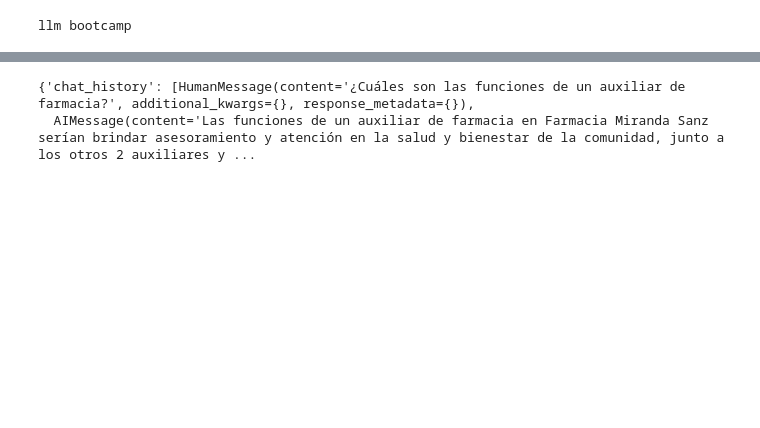
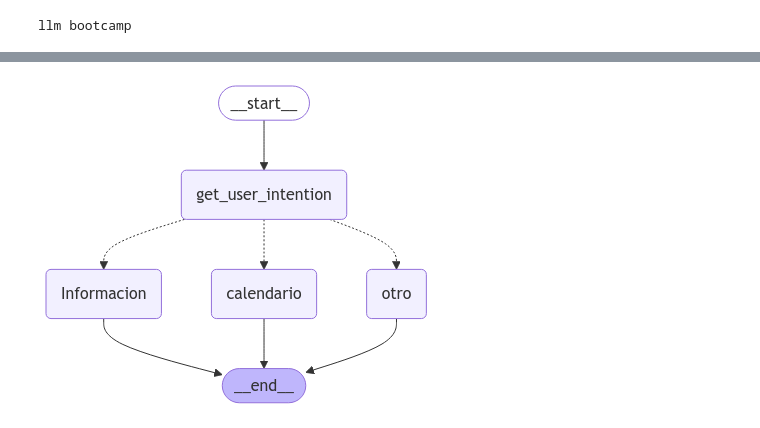
Before and after one commit to Jaraiz91/Llm_apps_bootcamp, a Jupyter notebook: RAG/rag_pharma/pharma.ipynb, the cells around one changed output, grey strips where cells are left out. Drawn from its saved outputs; the diff is of its cells as text; code cells hidden in the pictures; blank space fills up the shorter version.

```diff
--- a/RAG/rag_pharma/pharma.ipynb
+++ b/RAG/rag_pharma/pharma.ipynb
@@ -122,6 +29,63 @@ memory.save_context(inputs=inputs, outputs=outputs)
-# %%
-chat_history = memory.load_memory_variables({})
-chat_history
-# %% [output]
-{'chat_history': [HumanMessage(content='¿Cuáles son las funciones de un auxiliar de farmacia?', additional_kwargs={}, response_metadata={}),
-  AIMessage(content='Las funciones de un auxiliar de farmacia en Farmacia Miranda Sanz serían brindar asesoramiento y atención en la salud y bienestar de la comunidad, junto a los otros 2 auxiliares y ...
+# %%
+from pydantic import BaseModel, Field
+from IPython.display import Image, display
+from langgraph.graph import StateGraph, START, END, MessagesState
+from langchain_core.messages import SystemMessage, HumanMessage, AIMessage
+from langgraph.checkpoint.memory import MemorySaver
+
+llm = ChatOpenAI(model="gpt-3.5-turbo")
+
+class ChatBotState(MessagesState):
+    Intention : str
+
+class Intention(BaseModel):
+    intention : Literal["Informacion", "calendario", "otro"] = Field(description="La intención que se saca del mensaje que da el usuario humano. Se tiene que clasificar entre información o calendario")
+
+INTENTION_MESSAGE = "Eres un asistente en de una farmacia y tu objetivo es ayudar a los clientes a despejar sus dudas. Entre tus funciones está resolver dudas relacionadas con el tema, así como gestionar citas para una reunión en persona con uno de nuestros farmaceúticos. Para poder ayudar mejor, tu tarea va a ser clasificar la intención del usuario entre las \
+siguientes opciones : \
+   1. Información -> en caso de que necesite saber u obtener consejo sobre la farmacia. Por ejemplo: el usuario quiere saber que dias hacemos guardias \
+   2. Calendario: El usuario quiere agendar una cita \
+   3. Otro: Esta hablando sobre un tema que no está relacionada con la farmacia."
+
+
+
+def get_user_intention(state: ChatBotState):
+    llm_with_structured_output = llm.with_structured_output(Intention)
+    response = llm_with_structured_output.invoke([AIMessage(INTENTION_MESSAGE)] + state['messages'])
+    return {'messages':AIMessage(response.intention),'intention': response.intention}
+
+def router(state: ChatBotState):
+    intent = state['intention']
+    return intent
+
+def node_info(state:ChatBotState):
+    print('----INFO----')
+    return {'messages': AIMessage('Aquí')}
+
+def node_calendario(state:ChatBotState):
+    print('----CALENDARIO-----')
+    return
+
+def node_otro(state:ChatBotState):
+    print('----OTRO-----')
+    return
+
+builder = StateGraph(ChatBotState)
+builder.add_node('get_user_intention', get_user_intention)
+builder.add_node('Informacion', node_info)
+builder.add_node('calendario', node_calendario)
+builder.add_node('otro', node_otro)
+
+builder.add_edge(START, 'get_user_intention')
+builder.add_conditional_edges('get_user_intention', router, ['Informacion', 'calendario', 'otro'])
+builder.add_edge('Informacion', END)
+builder.add_edge('calendario', END)
+builder.add_edge('otro', END)
+
+memory = MemorySaver()
+
+graph = builder.compile(checkpointer=memory)
+
+display(Image(graph.get_graph().draw_mermaid_png()))
+# %% [output]
+[figure, added]
```
Also changed, not shown: parts of 19 cells of this notebook, 6 other files.
